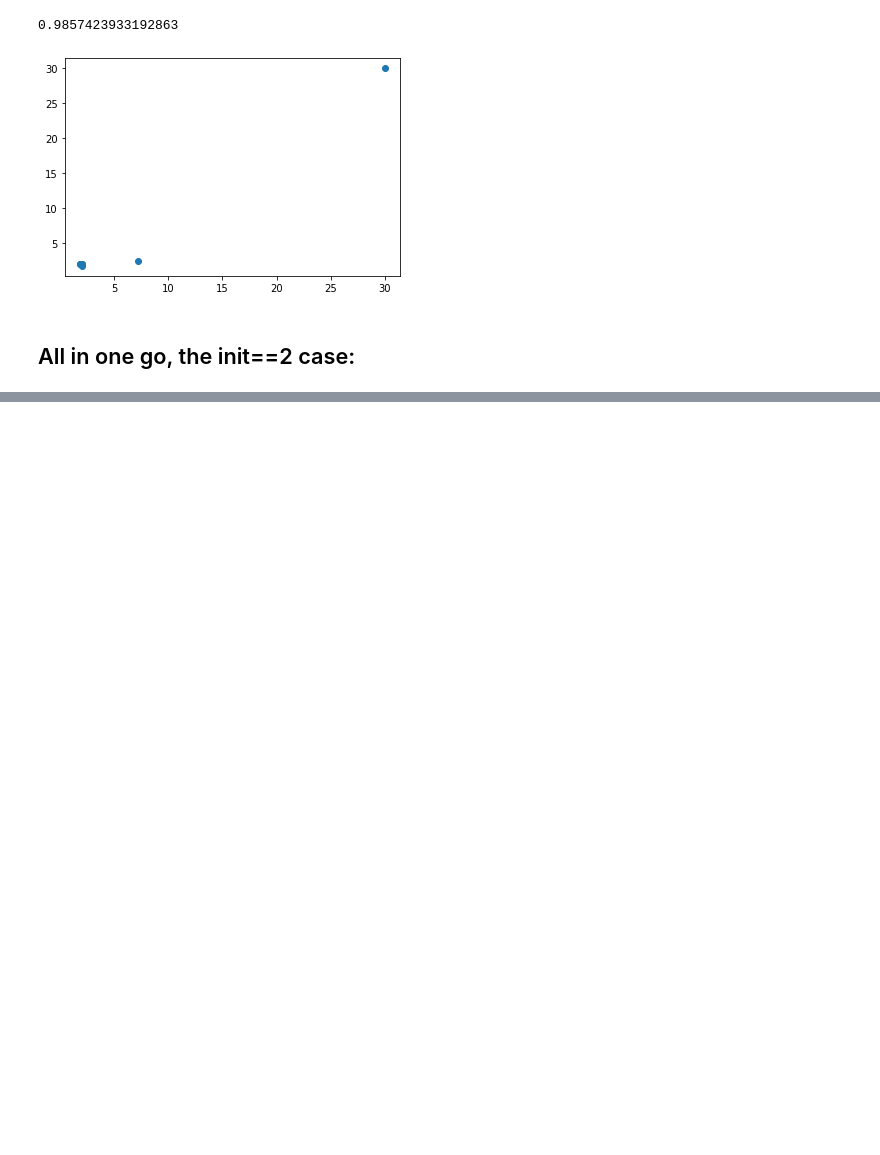
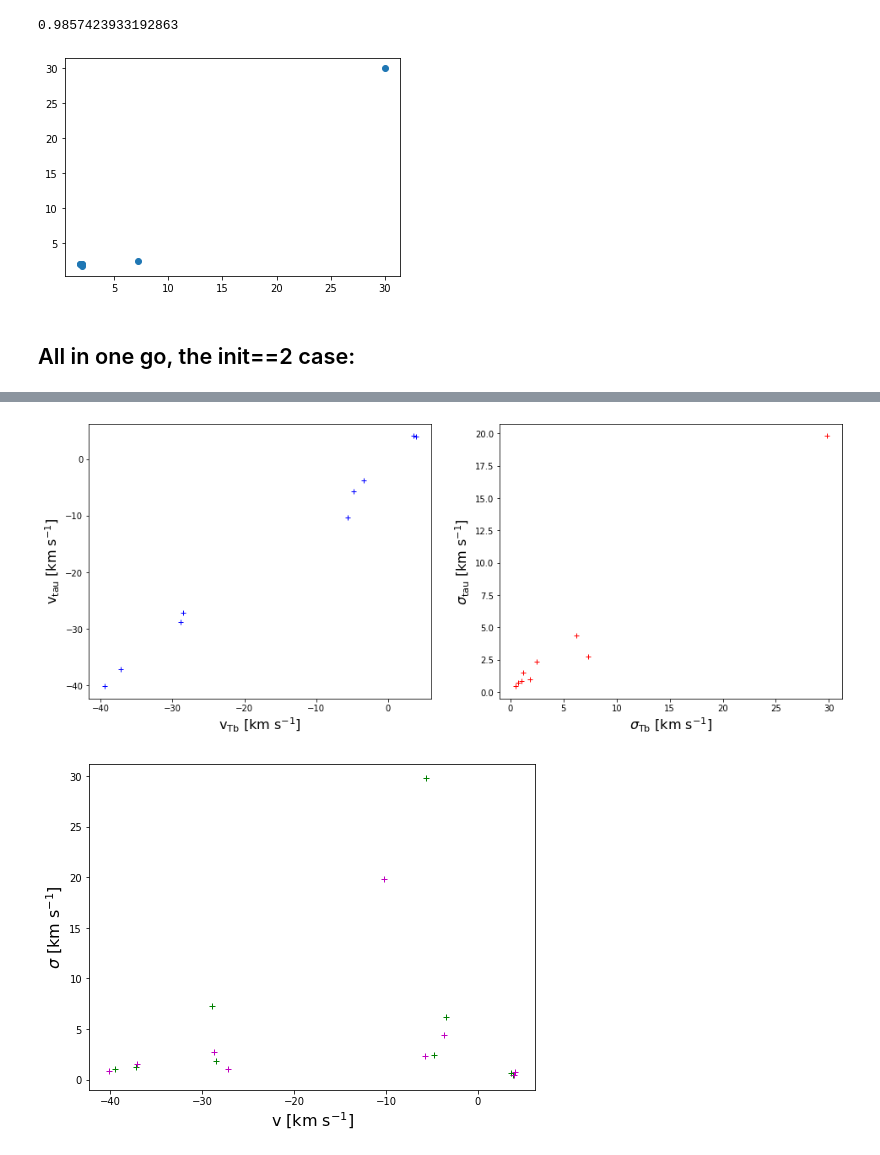
Before and after one commit to FrancesBW/SPARK_development, a Jupyter notebook: Iterative_self_correcting_SPARK_testing_notebook.ipynb, the cells around one changed output, grey strips where cells are left out. Drawn from its saved outputs; the diff is of its cells as text; code cells hidden in the pictures; blank space fills up the shorter version.

```diff
--- a/Iterative_self_correcting_SPARK_testing_notebook.ipynb
+++ b/Iterative_self_correcting_SPARK_testing_notebook.ipynb
@@ -396,6 +406,32 @@ vfield_tau = core.mean2vel(hdr["CRVAL3"]*1.e-3, hdr["CDELT3"], hdr["CRPIX3"],
                             params[1::3,1])
 
 model_cube = core.model(params, cube, n_gauss)
+# %%
+plt.figure(figsize=(16,6))
+
+plt.subplot(1,2,1)
+plt.plot(vfield_Tb, vfield_tau, "+b")
+plt.xlabel(r"v$_{\rm Tb}$ [km s$^{-1}$]", fontsize=16)
+plt.ylabel(r"v$_{\rm tau}$ [km s$^{-1}$]", fontsize=16)
+
+plt.subplot(1,2,2)
+plt.plot(params[:,0][2::3]*dv, params[:,1][2::3]*dv, "+r")
+plt.xlabel(r"$\sigma_{\rm Tb}$ [km s$^{-1}$]", fontsize=16)
+plt.ylabel(r"$\sigma_{\rm tau}$ [km s$^{-1}$]", fontsize=16)
+plt.savefig("correlation.png", format='png', bbox_inches='tight',
+  pad_inches=0.02)
+
+plt.figure(figsize=(8,6))
+plt.subplot(1,1,1)
+plt.plot(vfield_Tb, params[:,0][2::3]*dv, "+g")
+plt.plot(vfield_tau, params[:,1][2::3]*dv, "+m")
+plt.xlabel(r"v [km s$^{-1}$]", fontsize=16)
+plt.ylabel(r"$\sigma$ [km s$^{-1}$]", fontsize=16)
+#plt.savefig("sigma_v.png", format='png', bbox_inches='tight', pad_inches=0.02)
+plt.show()
+# %% [output]
+[figure, added]
+[figure, added]
 # %%
 ## Plot
 pvalues = np.logspace(-1, 0, n_gauss)
```
Also changed, not shown: parts of 14 cells of this notebook, 3 other files.
